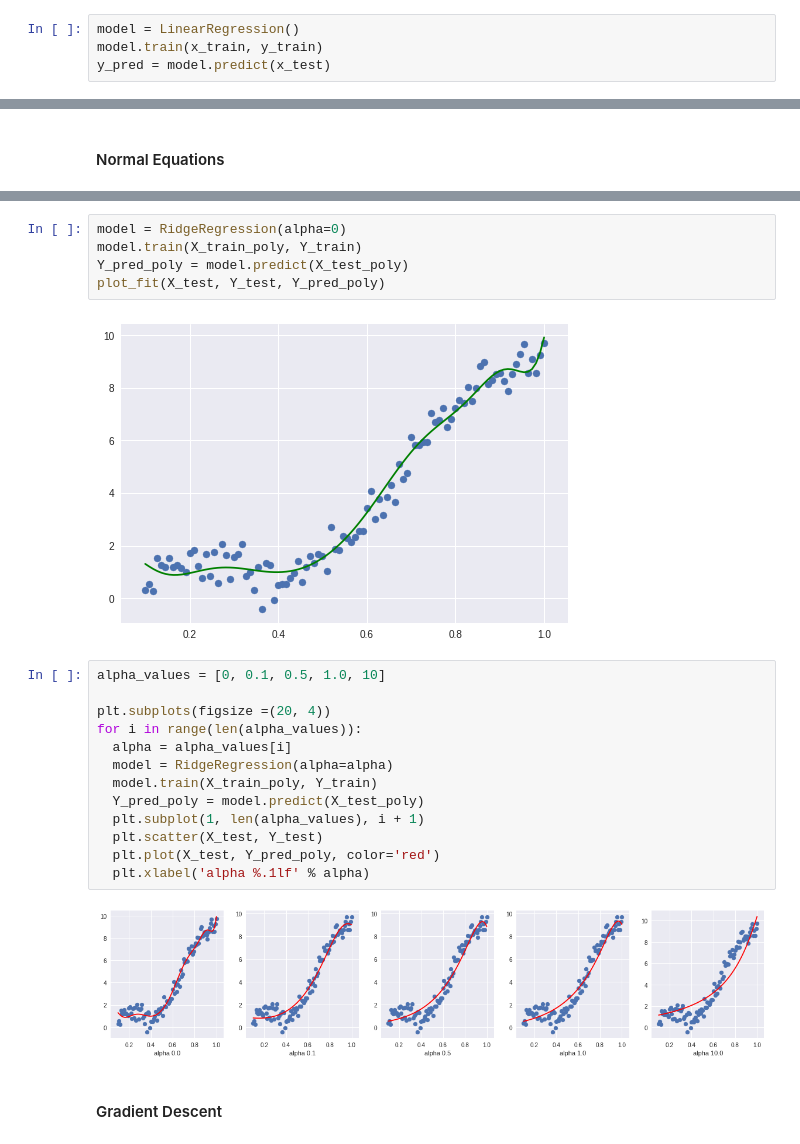
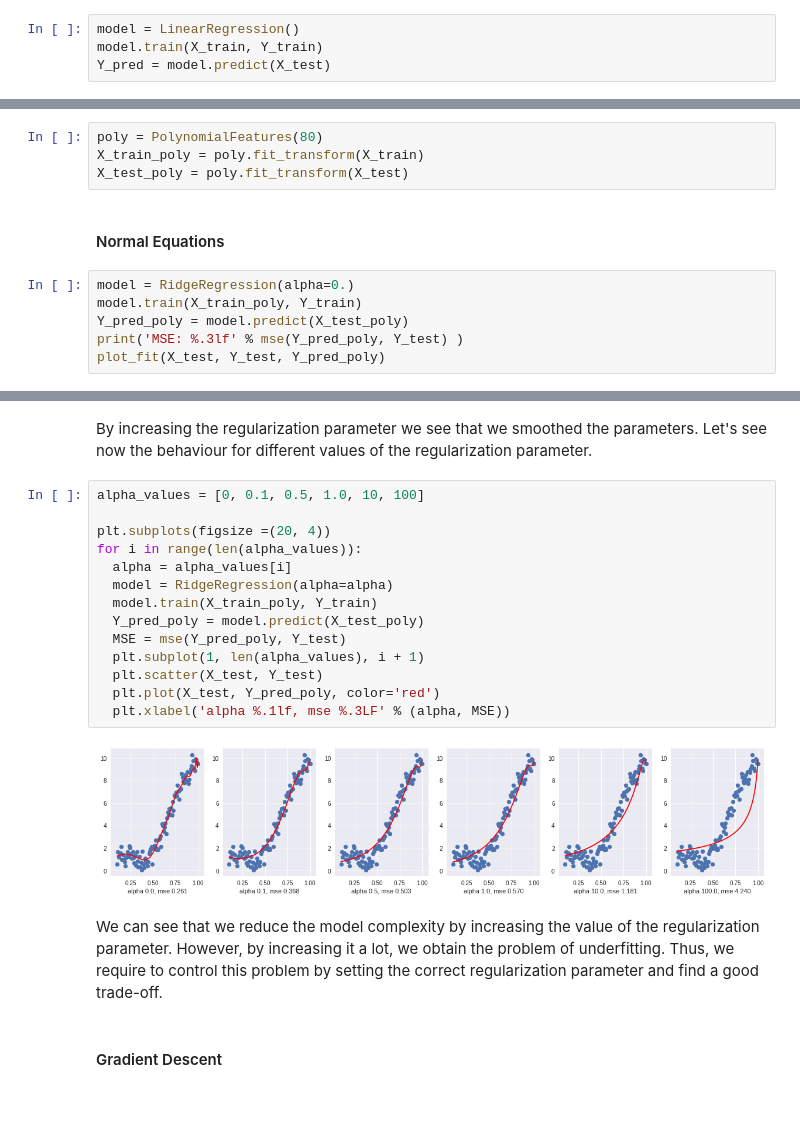
Before and after one commit to jariasf/Machine-Learning, a Jupyter notebook: Linear Regression/Linear_Regression.ipynb, the cells around one changed output, grey strips where cells are left out. Drawn from its saved outputs; the diff is of its cells as text; blank space fills up the shorter version.

Commit message:
Linear Regression - Added more comments and fixed bug with MSE

```diff
--- a/Linear Regression/Linear_Regression.ipynb
+++ b/Linear Regression/Linear_Regression.ipynb
@@ -375,5 +389,5 @@ plt.show()
 Model with **numpy**
 # %%
 model = LinearRegression()
-model.train(x_train, y_train)
-y_pred = model.predict(x_test)
+model.train(X_train, Y_train)
+Y_pred = model.predict(X_test)
@@ -667,2 +691,12 @@ class RidgeRegression:
+# %%
+poly = PolynomialFeatures(80)
+X_train_poly = poly.fit_transform(X_train)
+X_test_poly = poly.fit_transform(X_test)
 # %% [markdown]
 #### Normal Equations
+# %%
+model = RidgeRegression(alpha=0.)
+model.train(X_train_poly, Y_train)
+Y_pred_poly = model.predict(X_test_poly)
+print('MSE: %.3lf' % mse(Y_pred_poly, Y_test) )
+plot_fit(X_test, Y_test, Y_pred_poly)
@@ -676,25 +717,23 @@ plot_fit(X_test, Y_test, Y_pred_poly)
-# %%
-model = RidgeRegression(alpha=0)
-model.train(X_train_poly, Y_train)
-Y_pred_poly = model.predict(X_test_poly)
-plot_fit(X_test, Y_test, Y_pred_poly)
-# %% [output]
-[figure, removed]
+# %% [markdown]
+By increasing the regularization parameter we see that we smoothed the parameters. Let's see now the behaviour for different values of the regularization parameter.
 # %%
-alpha_values = [0, 0.1, 0.5, 1.0, 10]
+alpha_values = [0, 0.1, 0.5, 1.0, 10, 100]
 
 plt.subplots(figsize =(20, 4))
 for i in range(len(alpha_values)):
   alpha = alpha_values[i]
   model = RidgeRegression(alpha=alpha)
   model.train(X_train_poly, Y_train)
   Y_pred_poly = model.predict(X_test_poly)
+  MSE = mse(Y_pred_poly, Y_test)
   plt.subplot(1, len(alpha_values), i + 1)
   plt.scatter(X_test, Y_test)
   plt.plot(X_test, Y_pred_poly, color='red')
-  plt.xlabel('alpha %.1lf' % alpha)
+  plt.xlabel('alpha %.1lf, mse %.3LF' % (alpha, MSE))
 # %% [output]
-[figure, old version]
+[figure, new version]
+# %% [markdown]
+We can see that we reduce the model complexity by increasing the value of the regularization parameter. However, by increasing it a lot, we obtain the problem of underfitting. Thus, we require to control this problem by setting the correct regularization parameter and find a good trade-off.
 # %% [markdown]
 #### Gradient Descent
 # %%
```
Also changed, not shown: parts of 44 cells of this notebook.
